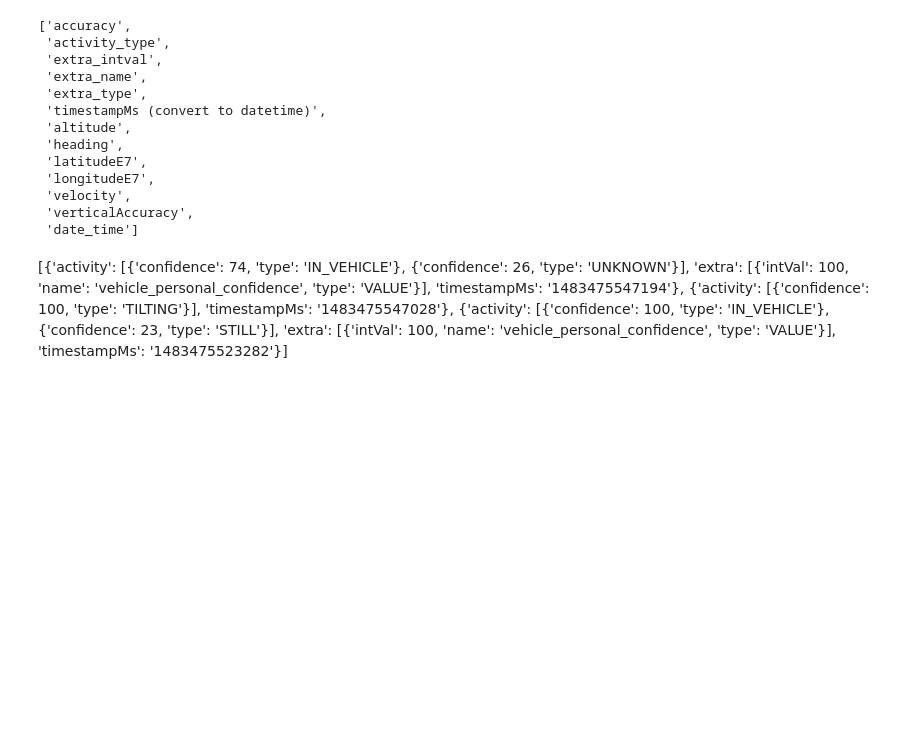
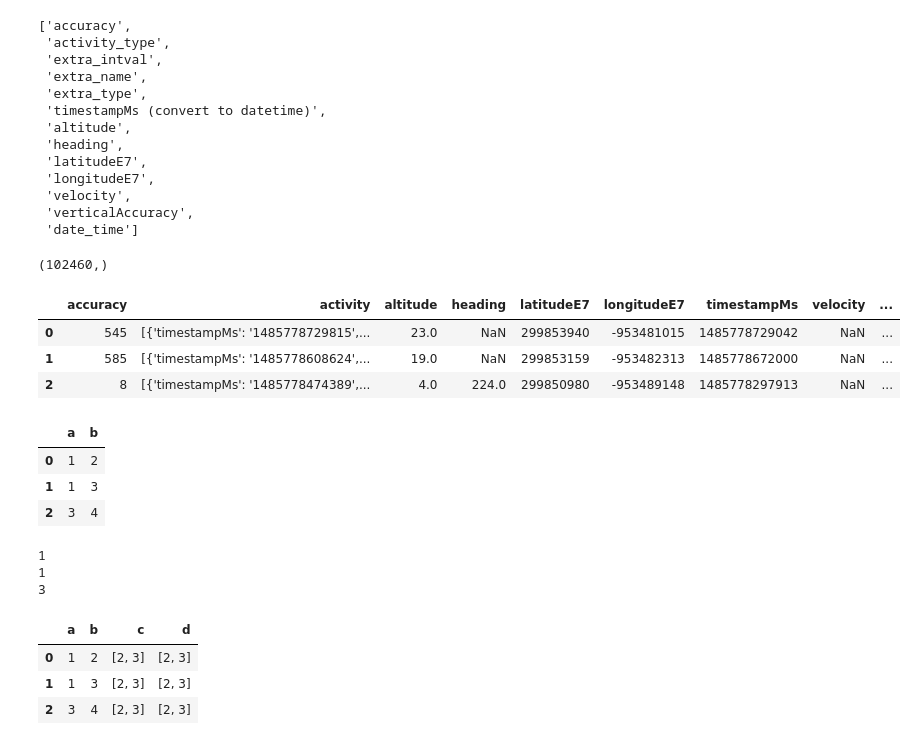
Before and after one commit to anhquan0412/google-location, a Jupyter notebook: cleaning.ipynb, the cells around one changed output. Saved outputs shown, nothing was run; the diff lists cells and outputs as text; code cells hidden in the pictures; blank space fills up the shorter version.

```diff
--- a/cleaning.ipynb
+++ b/cleaning.ipynb
@@ -341,18 +346,14 @@ Index(['accuracy', 'activity', 'altitude', 'heading', 'latitudeE7',
  'date_time']
 # %%
 df_act = df_houston2[~df_houston2.activity.isnull()].copy()
-# %% [markdown]
-[{'activity': [{'confidence': 74, 'type': 'IN_VEHICLE'},
-   {'confidence': 26, 'type': 'UNKNOWN'}],
-  'extra': [{'intVal': 100,
-    'name': 'vehicle_personal_confidence',
-    'type': 'VALUE'}],
-  'timestampMs': '1483475547194'},
- {'activity': [{'confidence': 100, 'type': 'TILTING'}],
-  'timestampMs': '1483475547028'},
- {'activity': [{'confidence': 100, 'type': 'IN_VEHICLE'},
-   {'confidence': 23, 'type': 'STILL'}],
-  'extra': [{'intVal': 100,
-    'name': 'vehicle_personal_confidence',
-    'type': 'VALUE'}],
-  'timestampMs': '1483475523282'}]
+# %%
+df_act.timestampMs.value_counts().shape
+# %% [output]
+(102460,)
+# %%
+df_act.head(3)
+# %% [output]
+|  | accuracy | activity | altitude | heading | latitudeE7 | longitudeE7 | timestampMs | velocity | ... |
+| 0 | 545 | [{'timestampMs': '1485778729815',... | 23.0 | NaN | 299853940 | -953481015 | 1485778729042 | NaN | ... |
+| 1 | 585 | [{'timestampMs': '1485778608624',... | 19.0 | NaN | 299853159 | -953482313 | 1485778672000 | NaN | ... |
+| 2 | 8 | [{'timestampMs': '1485778474389',... | 4.0 | 224.0 | 299850980 | -953489148 | 1485778297913 | NaN | ... |
@@ -365,0 +384,14 @@ df_act.apply(activity_breakdown,axis=1)
+# %%
+temp
+# %% [output]
+|  | a | b |
+| 0 | 1 | 2 |
+| 1 | 1 | 3 |
+| 2 | 3 | 4 |
+# %%
+for i in temp.a.values:
+    print(i)
+# %% [output]
+1
+1
+3
@@ -365,0 +406,7 @@ df_act.apply(activity_breakdown,axis=1)
+# %%
+temp2
+# %% [output]
+|  | a | b | c | d |
+| 0 | 1 | 2 | [2, 3] | [2, 3] |
+| 1 | 1 | 3 | [2, 3] | [2, 3] |
+| 2 | 3 | 4 | [2, 3] | [2, 3] |
```
Also changed, not shown: parts of 14 cells of this notebook.
